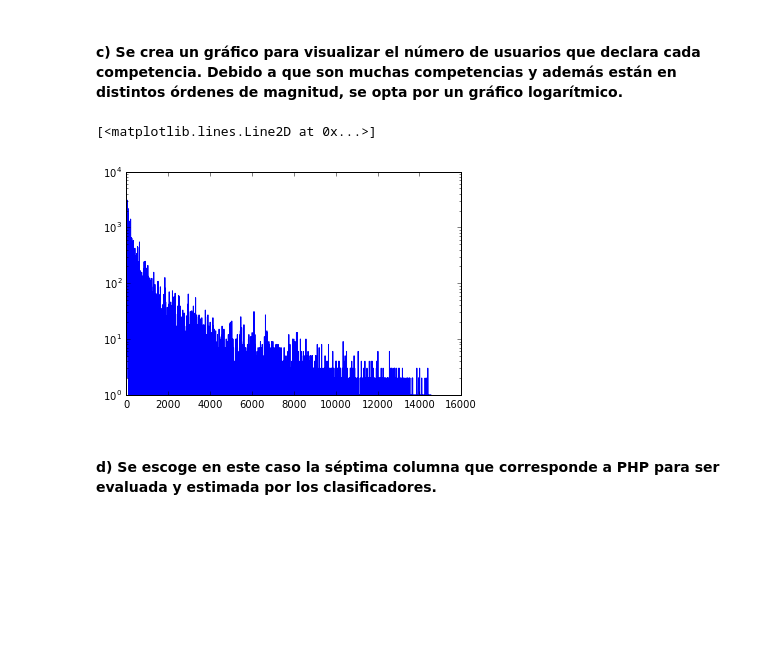
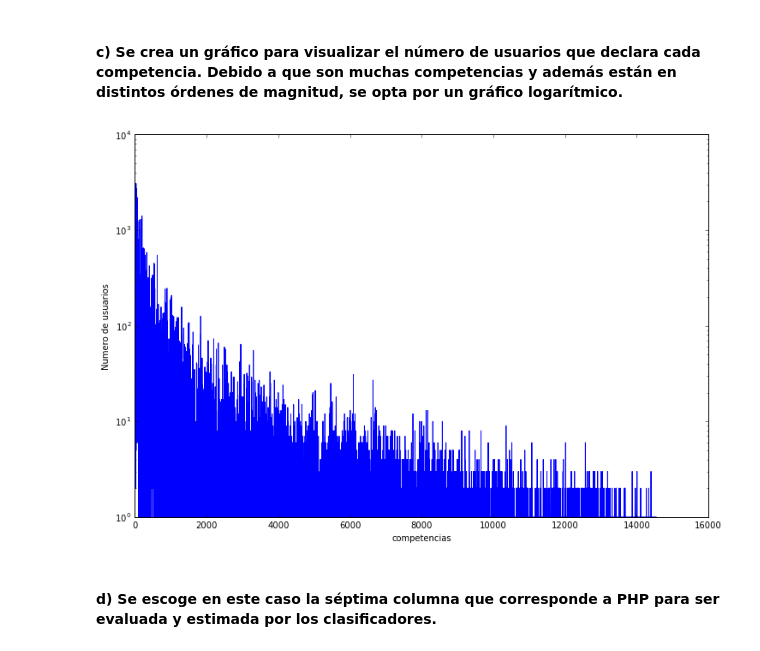
Before and after one commit to mazino/ML-Tarea1, a Jupyter notebook: ML-Tarea2/Pregunta 3/Pregunta 3.ipynb, the cells around one changed output. Saved outputs shown, nothing was run; the diff lists cells and outputs as text; code cells hidden in the pictures; blank space fills up the shorter version.

```diff
--- a/ML-Tarea2/Pregunta 3/Pregunta 3.ipynb
+++ b/ML-Tarea2/Pregunta 3/Pregunta 3.ipynb
@@ -44,11 +44,14 @@ Z_ts.shape
 competencias = Z.sum(axis=0)
 # %% [markdown]
 #### c)  Se crea un gráfico para visualizar el número de usuarios que declara cada competencia. Debido a que son muchas competencias y además están en distintos órdenes de magnitud, se opta por un gráfico logarítmico.
-# %%
-plt.semilogy(competencias.A1)
-# %% [output]
-[<matplotlib.lines.Line2D at 0x...>]
-[figure, removed]
+# %%
+plt.figure(figsize=(12, 8))
+plt.xlabel("competencias")
+plt.ylabel("Numero de usuarios")
+plt.semilogy(competencias.A1)
+plt.show()
+# %% [output]
+[figure, added]
 # %% [markdown]
 #### d) Se escoge en este caso la séptima columna que corresponde a PHP para ser evaluada y estimada por los clasificadores.
 # %%
```
Also changed, not shown: parts of 10 cells of this notebook.
